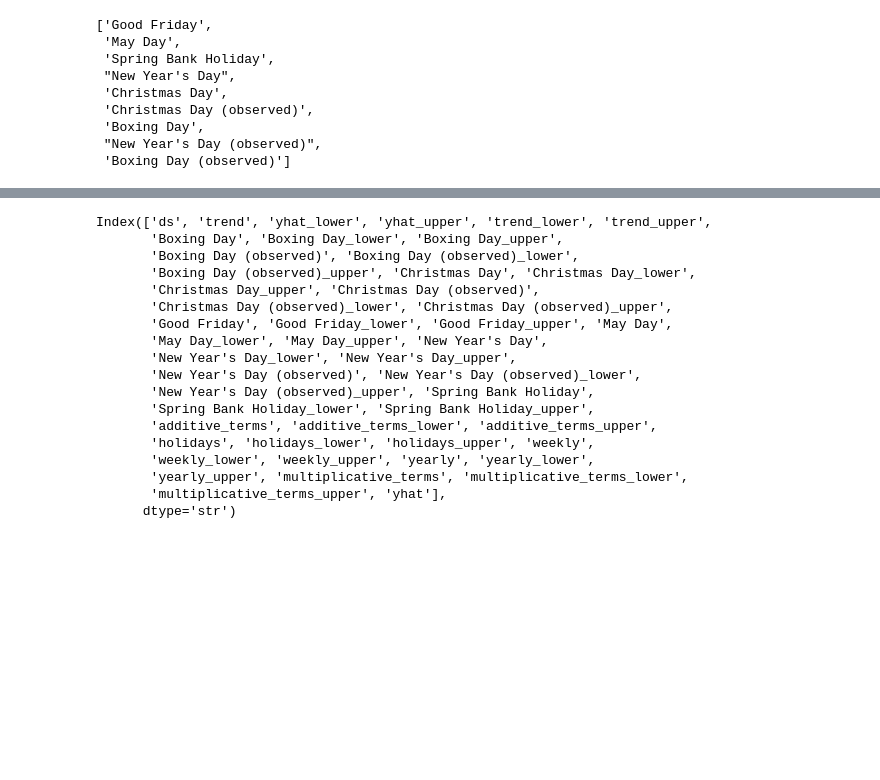
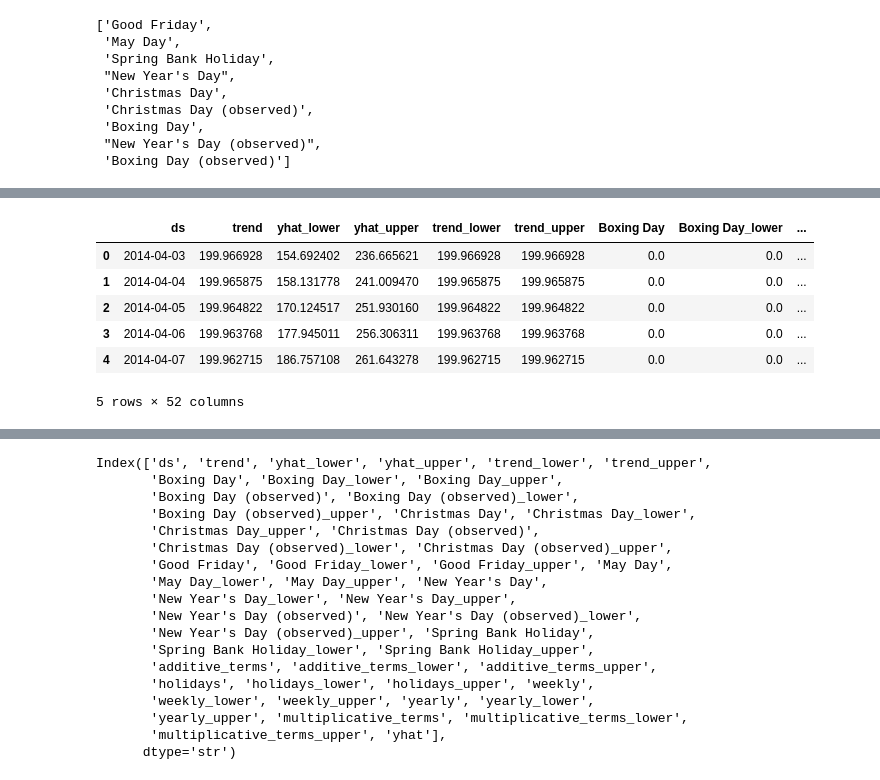
Before and after one commit to health-data-science-OR/hpdm209z, a Jupyter notebook: week_03/03_practicals_notebooks/w3_wb1_prophet_exercises_SOLUTIONS.ipynb, the cells around one changed output, grey strips where cells are left out. Saved outputs shown, nothing was run; the diff lists cells and outputs as text; code cells hidden in the pictures; blank space fills up the shorter version.

```diff
--- a/week_03/03_practicals_notebooks/w3_wb1_prophet_exercises_SOLUTIONS.ipynb
+++ b/week_03/03_practicals_notebooks/w3_wb1_prophet_exercises_SOLUTIONS.ipynb
@@ -338,0 +361,10 @@ prophet_forecast = model.predict(future)
+# %%
+prophet_forecast.head()
+# %% [output]
+|  | ds | trend | yhat_lower | yhat_upper | trend_lower | trend_upper | Boxing Day | Boxing Day_lower | ... |
+| 0 | 2014-04-03 | 199.966928 | 154.692402 | 236.665621 | 199.966928 | 199.966928 | 0.0 | 0.0 | ... |
+| 1 | 2014-04-04 | 199.965875 | 158.131778 | 241.009470 | 199.965875 | 199.965875 | 0.0 | 0.0 | ... |
+| 2 | 2014-04-05 | 199.964822 | 170.124517 | 251.930160 | 199.964822 | 199.964822 | 0.0 | 0.0 | ... |
+| 3 | 2014-04-06 | 199.963768 | 177.945011 | 256.306311 | 199.963768 | 199.963768 | 0.0 | 0.0 | ... |
+| 4 | 2014-04-07 | 199.962715 | 186.757108 | 261.643278 | 199.962715 | 199.962715 | 0.0 | 0.0 | ... |
+5 rows × 52 columns
```
Also changed, not shown: parts of 11 cells of this notebook.
